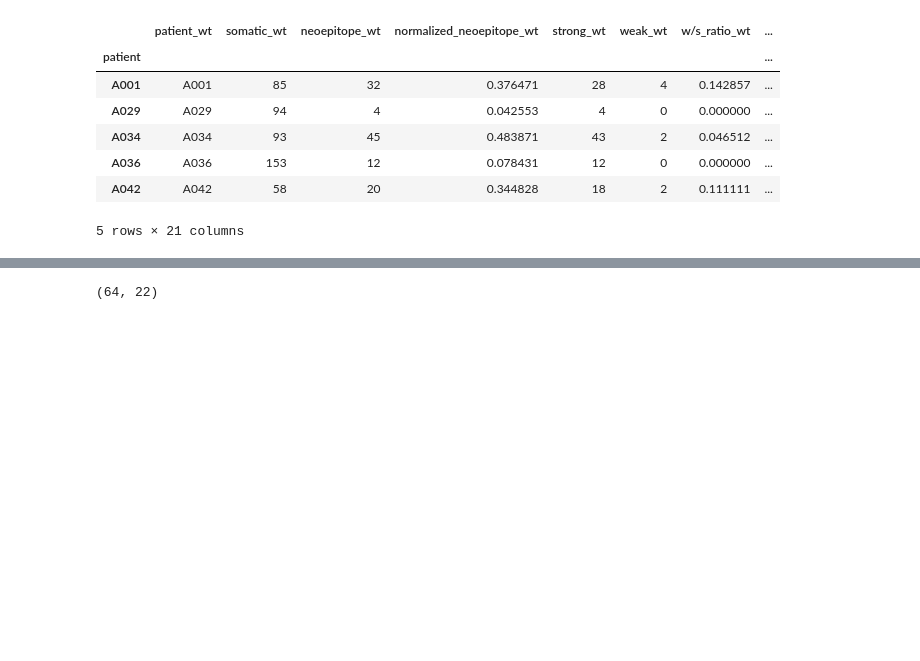
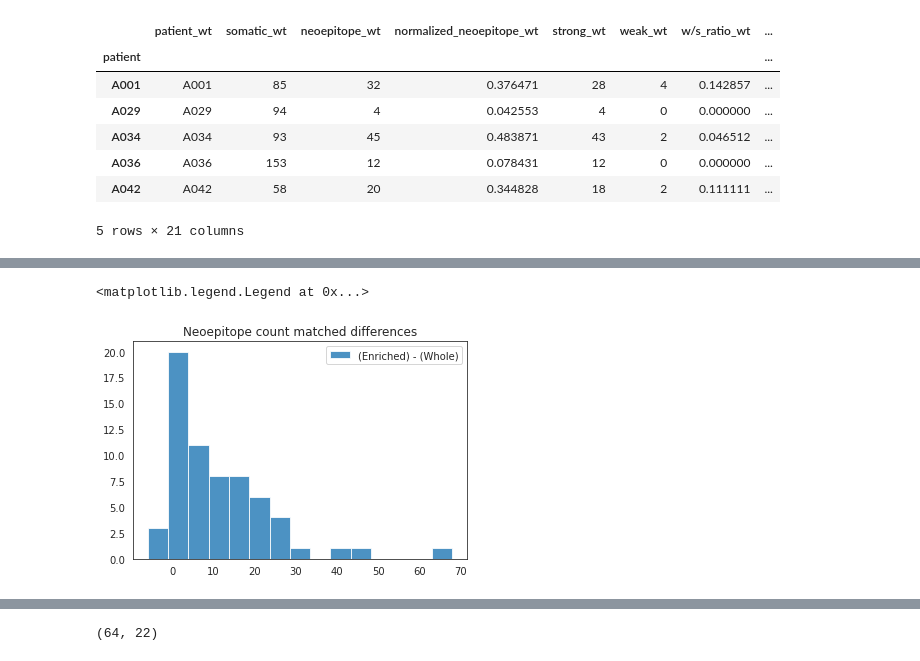
Before and after one commit to soymintc/pvacseq, a Jupyter notebook: plot_counts.ipynb, the cells around one changed output, grey strips where cells are left out. Cells and saved outputs as stored; diff of their text form; code cells hidden in the pictures; blank space fills up the shorter version.

```diff
--- a/plot_counts.ipynb
+++ b/plot_counts.ipynb
@@ -339,0 +364,10 @@ matched.head()
+# %%
+# Matched difference histogram
+plt.hist([neoepitope_et_wt_diff], bins=n_bins, alpha=alpha)
+plt.title('Neoepitope count matched differences')
+plt.legend(['(Enriched) - (Whole)'])
+# plt.hist(counts[counts.source == 'Enriched_Tumor'][['somatic', 'neoepitope']], bins=n_bins, alpha=alpha)
+# plt.legend()
+# %% [output]
+<matplotlib.legend.Legend at 0x...>
+[figure, added]
```
Also changed, not shown: parts of 6 cells of this notebook.
